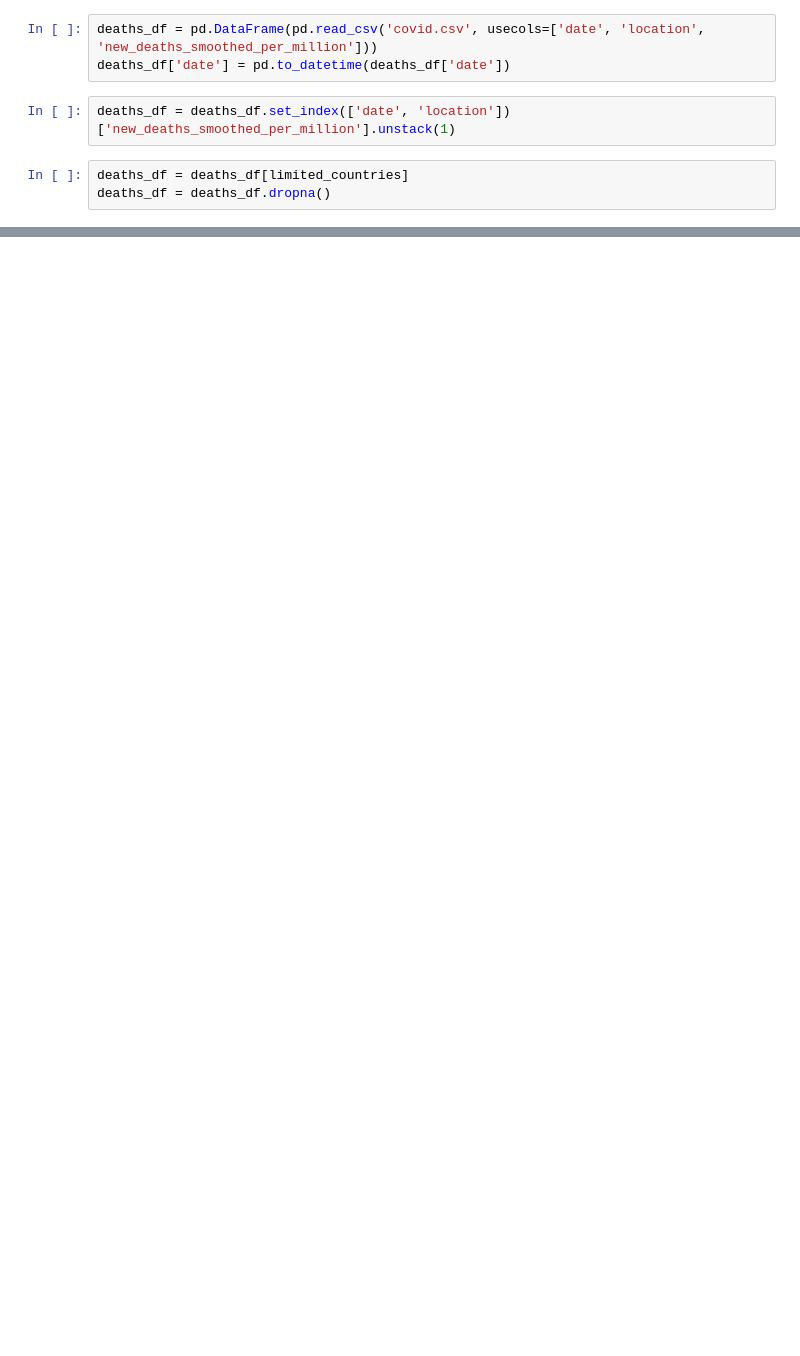
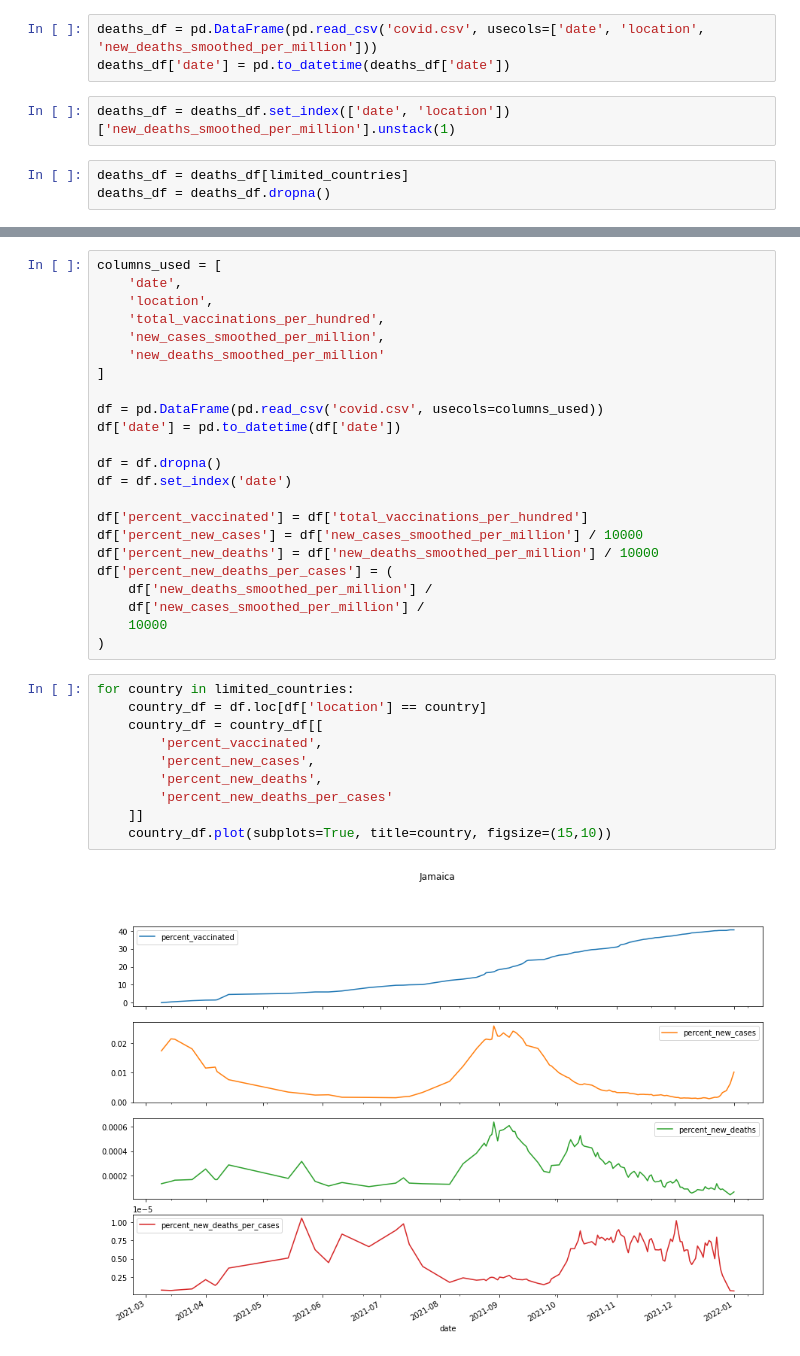
Before and after one commit to smv5467/covid-vaccine-analysis, a Jupyter notebook: Covid Vaccination Percentages.ipynb, the cells around one changed output, grey strips where cells are left out. Saved outputs shown, nothing was run; the diff lists cells and outputs as text; blank space fills up the shorter version.

```diff
--- a/Covid Vaccination Percentages.ipynb
+++ b/Covid Vaccination Percentages.ipynb
@@ -89,0 +90,35 @@ deaths_df.plot(figsize=(15,15))
+# %%
+columns_used = [
+    'date',
+    'location',
+    'total_vaccinations_per_hundred',
+    'new_cases_smoothed_per_million',
+    'new_deaths_smoothed_per_million'
+]
+
+df = pd.DataFrame(pd.read_csv('covid.csv', usecols=columns_used))
+df['date'] = pd.to_datetime(df['date'])
+
+df = df.dropna()
+df = df.set_index('date')
+
+df['percent_vaccinated'] = df['total_vaccinations_per_hundred']
+df['percent_new_cases'] = df['new_cases_smoothed_per_million'] / 10000
+df['percent_new_deaths'] = df['new_deaths_smoothed_per_million'] / 10000
+df['percent_new_deaths_per_cases'] = (
+    df['new_deaths_smoothed_per_million'] /
+    df['new_cases_smoothed_per_million'] /
+    10000
+)
+# %%
+for country in limited_countries:
+    country_df = df.loc[df['location'] == country]
+    country_df = country_df[[
+        'percent_vaccinated',
+        'percent_new_cases',
+        'percent_new_deaths',
+        'percent_new_deaths_per_cases'
+    ]]
+    country_df.plot(subplots=True, title=country, figsize=(15,10))
+# %% [output]
+[figure, added]
```
Also changed, not shown: parts of 6 cells of this notebook.
